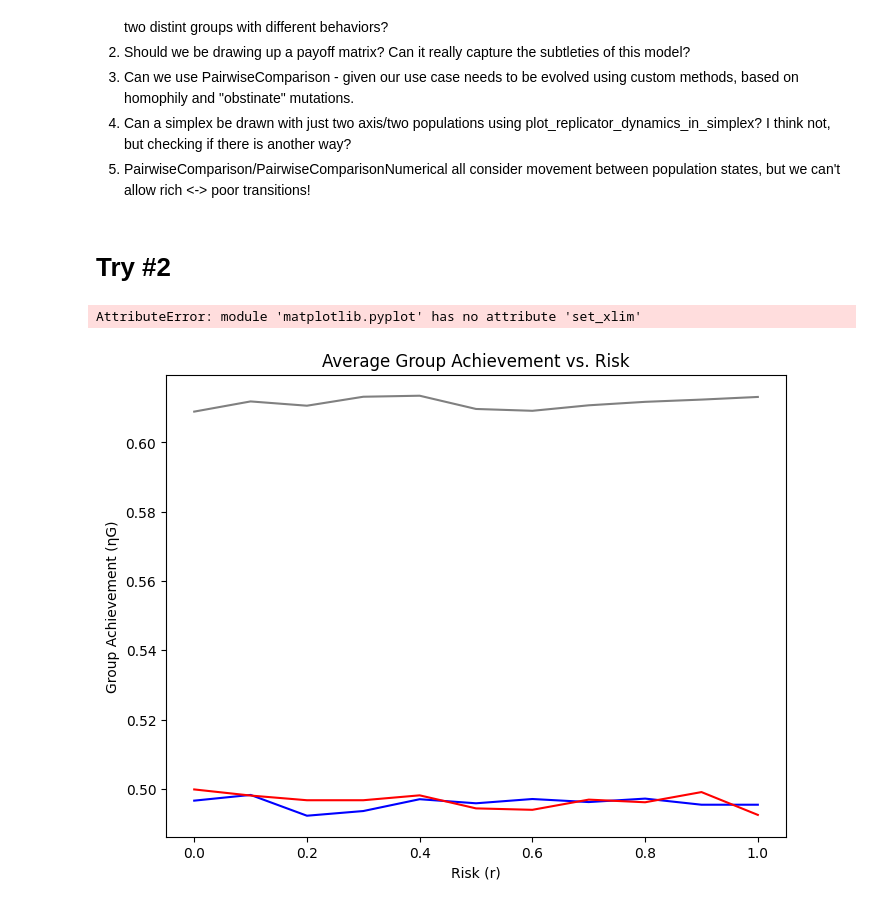
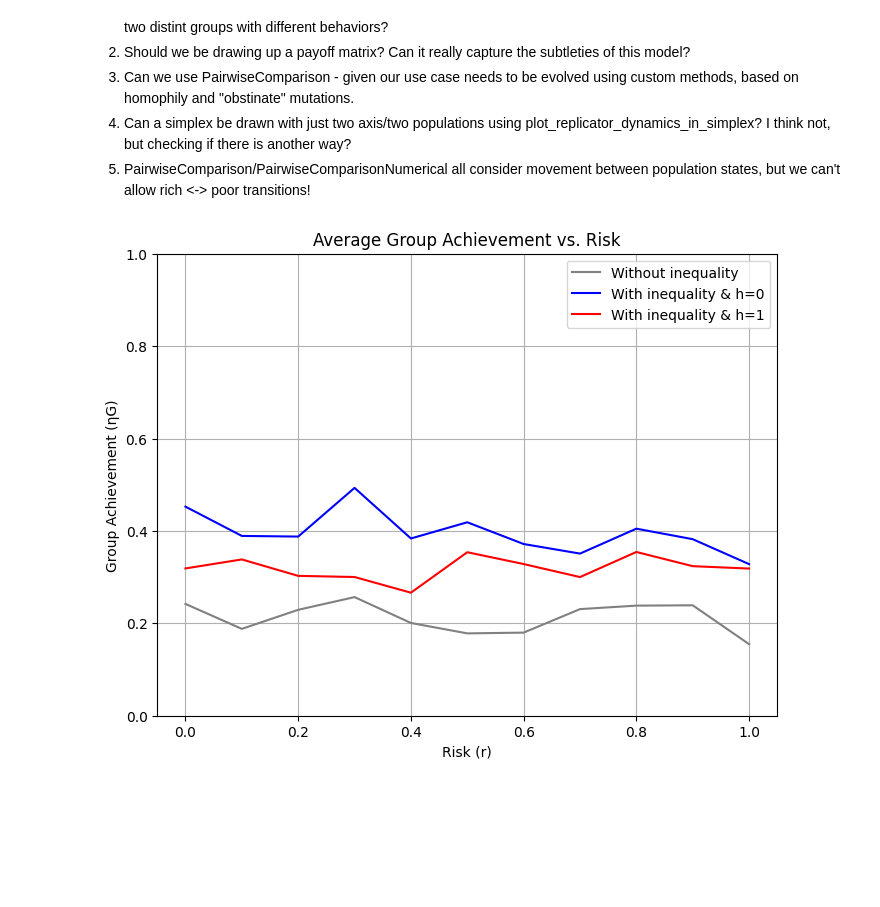
Before and after one commit to sid2364/climate-policies-under-wealth-inequity, a Jupyter notebook: Climate_policies_under_wealth_inequality.ipynb, the cells around one changed output. Cells and saved outputs as stored; diff of their text form; code cells hidden in the pictures; blank space fills up the shorter version.

```diff
--- a/Climate_policies_under_wealth_inequality.ipynb
+++ b/Climate_policies_under_wealth_inequality.ipynb
@@ -23,10 +10,0 @@ from ClimateChangeThresholdPGG import ClimateChangeThresholdPGG
-# %%
-group_size = 6
-population_size = 200
-b_R = 2.5
-b_P = 0.625
-c = 0.1
-r = 0.5
-h = 0.1
-M = 3
-beta = 1
@@ -191,8 +15,6 @@ Questions:
 3. Can we use PairwiseComparison - given our use case needs to be evolved using custom methods, based on homophily and "obstinate" mutations.
 4. Can a simplex be drawn with just two axis/two populations using plot_replicator_dynamics_in_simplex? I think not, but checking if there is another way?
 5. PairwiseComparison/PairwiseComparisonNumerical all consider movement between population states, but we can't allow rich <-> poor transitions!
-# %% [markdown]
-# Try #2
 # %%
 import numpy as np
 import random
@@ -428,41 +239,40 @@ game = ThresholdPublicGoodsGame(
 # Range of risk values
 risks = np.linspace(0, 1, 11)
 
-# Compute ηG for each scenario
+# Compute group achievement for each scenario
 eta_no_inequality = []
 eta_with_inequality_h0 = []
 eta_with_inequality_h1 = []
 
 # Case 1: No inequality
 game.endowment_rich = 1
 game.endowment_poor = 1
 for r in risks:
     eta_no_inequality.append(game.compute_eta_g(risk, homophily))
 
 # Case 2: With inequality, homophily = 0
 game.endowment_rich = 2.5
 game.endowment_poor = 0.625
-homophily = 0
+homophily = 0.1
 for r in risks:
     eta_with_inequality_h0.append(game.compute_eta_g(risk, homophily))
 
 # Case 3: With inequality, homophily = 1
-homophily = 1
+homophily = 0.9
 for r in risks:
     eta_with_inequality_h1.append(game.compute_eta_g(risk, homophily))
 
 # Plot the results
 plt.figure(figsize=(8, 6))
 plt.plot(risks, eta_no_inequality, label="Without inequality", color="gray")
 plt.plot(risks, eta_with_inequality_h0, label="With inequality & h=0", color="blue")
 plt.plot(risks, eta_with_inequality_h1, label="With inequality & h=1", color="red")
 plt.xlabel("Risk (r)")
 plt.ylabel("Group Achievement (ηG)")
 plt.title("Average Group Achievement vs. Risk")
-plt.set_xlim(1)
+plt.ylim(0, 1)
 plt.legend()
 plt.grid(True)
 plt.show()
 # %% [output]
-AttributeError: module 'matplotlib.pyplot' has no attribute 'set_xlim'
-[figure, old version]
+[figure, new version]
```
Also changed, not shown: parts of 6 cells of this notebook.
